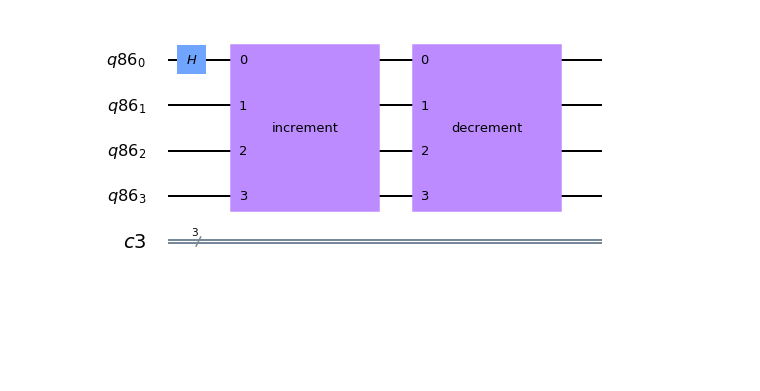
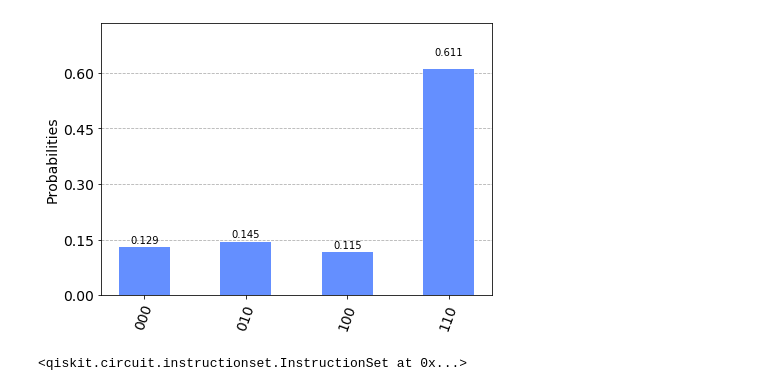
Before and after one commit to Askarpour/sw2_quantum_research, a Jupyter notebook: Olivieri/src/coined_quantum_walk.ipynb, the cells around one changed output. Drawn from its saved outputs; the diff is of its cells as text; code cells hidden in the pictures; blank space fills up the shorter version.

```diff
--- a/Olivieri/src/coined_quantum_walk.ipynb
+++ b/Olivieri/src/coined_quantum_walk.ipynb
@@ -71,4 +71,24 @@ def random_walk(steps, circuit):
     for i in range(0, steps):
         random_walk_step(circuit)
     return circuit
+# %%
+#construct the circuit
+qr = QuantumRegister(4)
+cr = ClassicalRegister(3)
+circuit = QuantumCircuit(qr, cr)
+
+# perform a walk of n-steps and measure
+steps = 100
+random_walk(steps, circuit)
+circuit.measure(qr[1:4], cr)
+
+#simulate the circuit
+simulator = Aer.get_backend('qasm_simulator')
+result = execute(circuit, simulator).result()
+
+# show result
+from qiskit.tools.visualization import plot_histogram, plot_circuit_layout
+plot_histogram(result.get_counts(circuit))
+# %% [output]
+[figure, added]
 # %%
@@ -76,8 +97,8 @@ qr = QuantumRegister(4)
 cr = ClassicalRegister(3)
 circuit = QuantumCircuit(qr, cr)
 # %%
-steps = 1 # to show the circuit
+steps = 1
 random_walk(steps, circuit)
-circuit.draw(output='mpl')
+circuit.measure(qr[1:4], cr)
 # %% [output]
-[figure, removed]
+<qiskit.circuit.instructionset.InstructionSet at 0x...>
```
Also changed, not shown: parts of 5 cells of this notebook, 28 other files.
